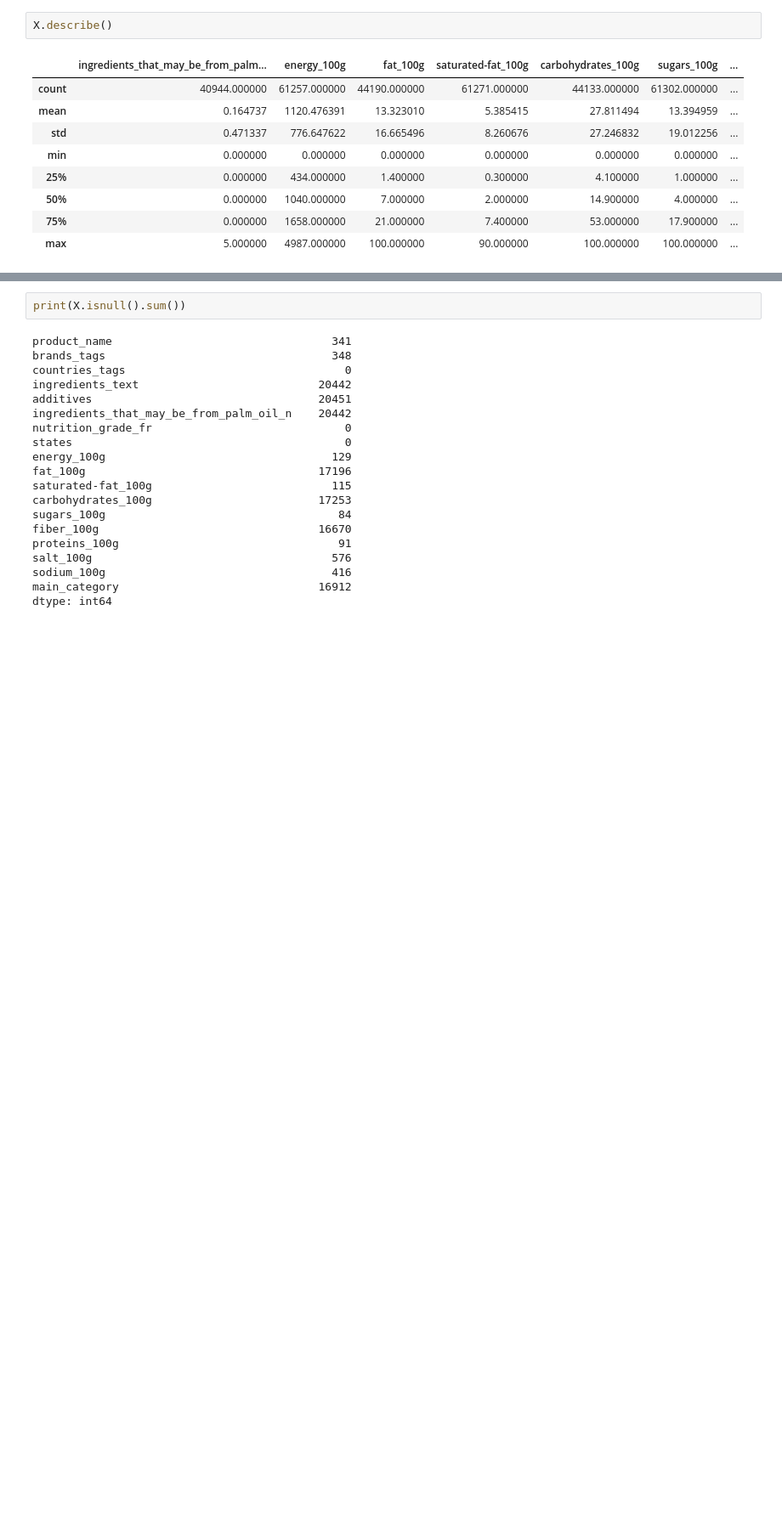
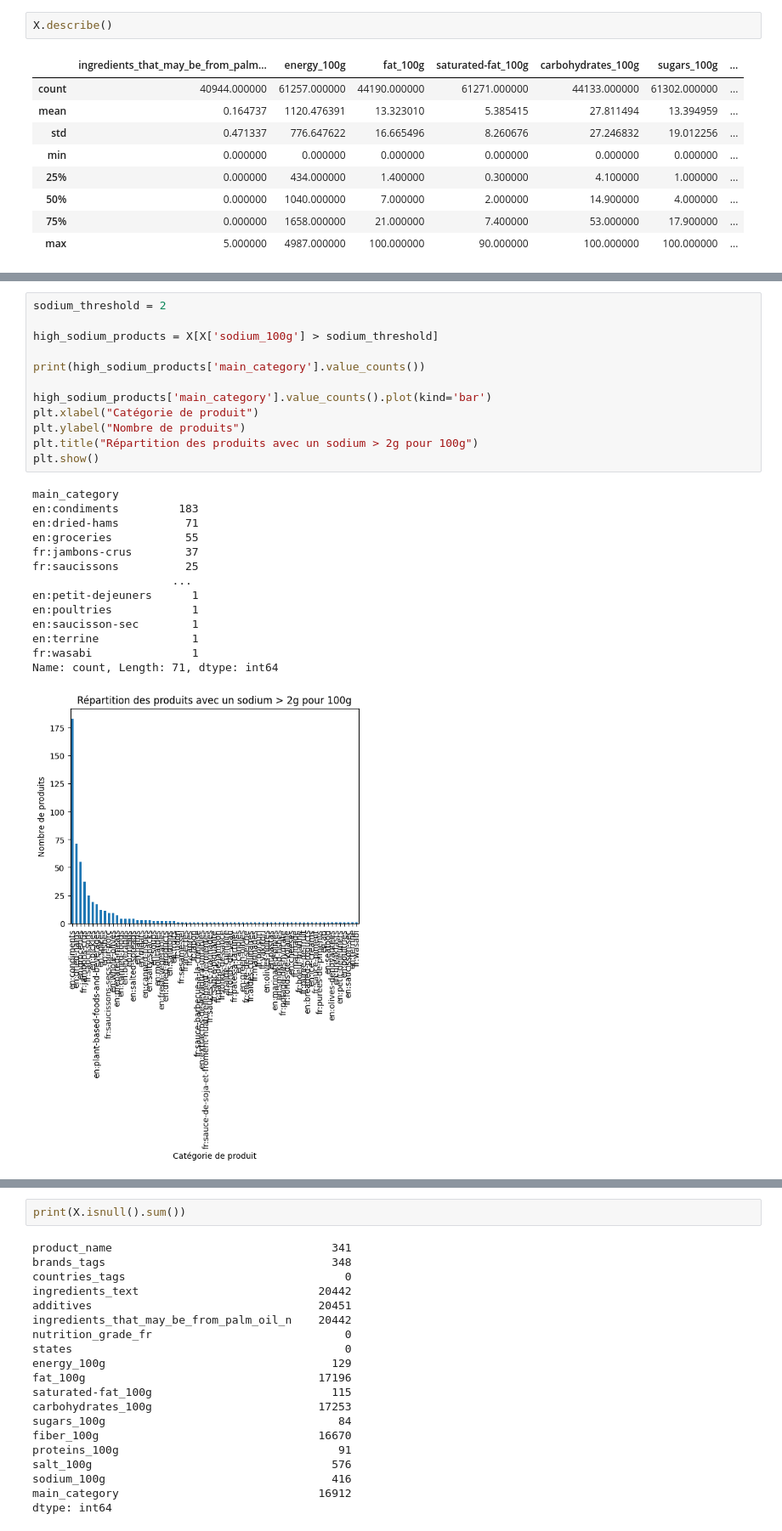
Before and after one commit to Bigzz22/Projets_OC, a Jupyter notebook: Projet 2/projet2.ipynb, the cells around one changed output, grey strips where cells are left out. Shown at 85% size. Saved outputs shown, nothing was run; the diff lists cells and outputs as text; blank space fills up the shorter version.

```diff
--- a/Projet 2/projet2.ipynb
+++ b/Projet 2/projet2.ipynb
@@ -349,0 +329,27 @@ plt.xticks(rotation=45)
+# %%
+sodium_threshold = 2
+
+high_sodium_products = X[X['sodium_100g'] > sodium_threshold]
+
+print(high_sodium_products['main_category'].value_counts())
+
+high_sodium_products['main_category'].value_counts().plot(kind='bar')
+plt.xlabel("Catégorie de produit")
+plt.ylabel("Nombre de produits")
+plt.title("Répartition des produits avec un sodium > 2g pour 100g")
+plt.show()
+# %% [output]
+main_category
+en:condiments         183
+en:dried-hams          71
+en:groceries           55
+fr:jambons-crus        37
+fr:saucissons          25
+                     ...
+en:petit-dejeuners      1
+en:poultries            1
+en:saucisson-sec        1
+en:terrine              1
+fr:wasabi               1
+Name: count, Length: 71, dtype: int64
+[figure, added]
```
Also changed, not shown: parts of 32 cells of this notebook.
